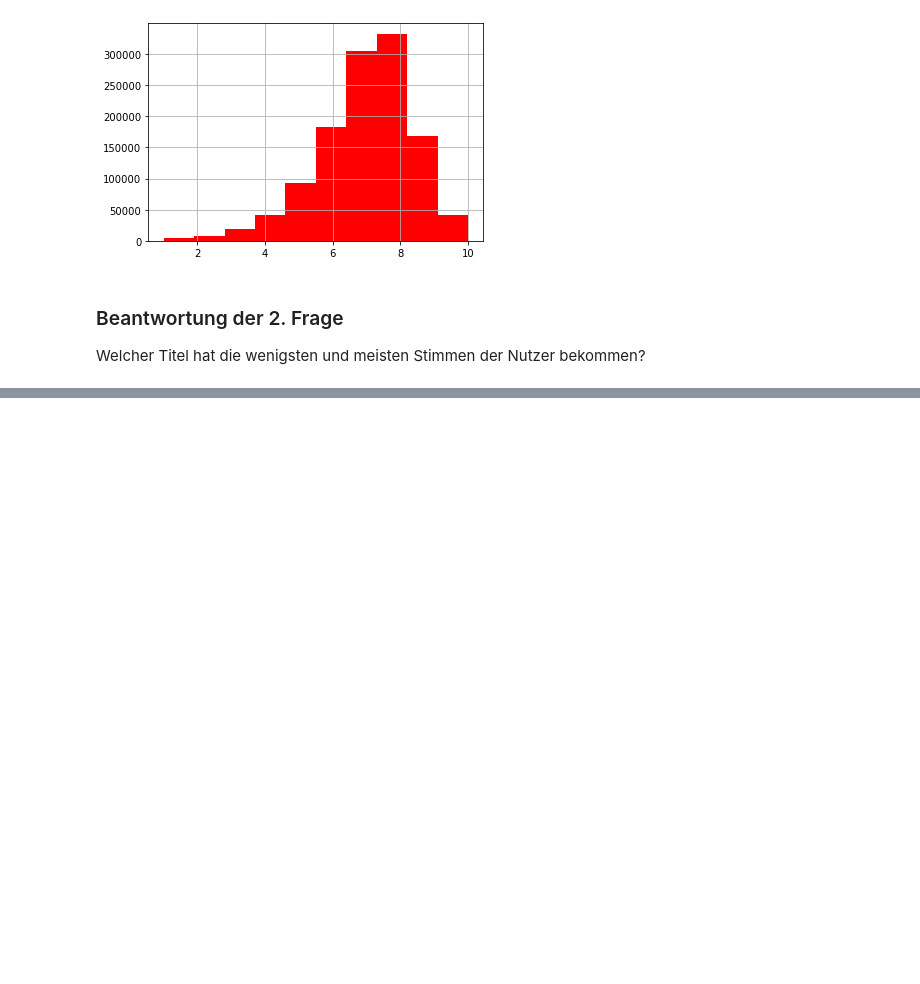
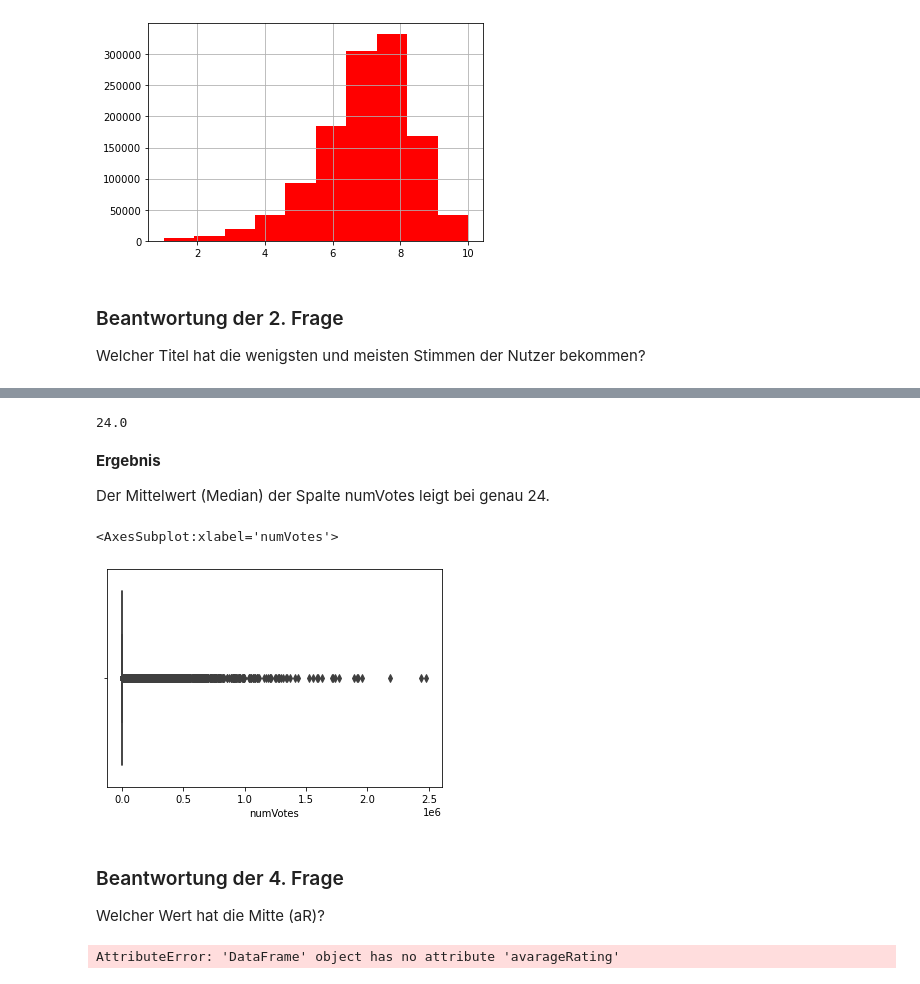
Before and after one commit to LadyBlue19/BdK6.5.3_P3_SoSe21_Jana_Bode, a Jupyter notebook: Aufgabe_2/IMDb - Datenset.ipynb, the cells around one changed output, grey strips where cells are left out. Saved outputs shown, nothing was run; the diff lists cells and outputs as text; code cells hidden in the pictures; blank space fills up the shorter version.

```diff
--- a/Aufgabe_2/IMDb - Datenset.ipynb
+++ b/Aufgabe_2/IMDb - Datenset.ipynb
@@ -230,0 +303,23 @@ Name: numVotes, Length: 1196709, dtype: int64
+# %%
+# erster Versuch hat nicht funktioniert, nächster Versuch. Nach Recherche herausgefunden, dass () dabei sein müssen
+imdb.numVotes.median()
+# %% [output]
+24.0
+# %% [markdown]
+**Ergebnis**
+
+Der Mittelwert (Median) der Spalte numVotes leigt bei genau 24.
+# %%
+sns.boxplot(x=imdb.numVotes)
+# %% [output]
+<AxesSubplot:xlabel='numVotes'>
+[figure, added]
+# %% [markdown]
+### Beantwortung der 4. Frage
+
+Welcher Wert hat die Mitte (aR)?
+# %%
+# Aufruf der Daten
+imdb.avarageRating
+# %% [output]
+AttributeError: 'DataFrame' object has no attribute 'avarageRating'
```
Also changed, not shown: parts of 21 cells of this notebook, 1 other file.
